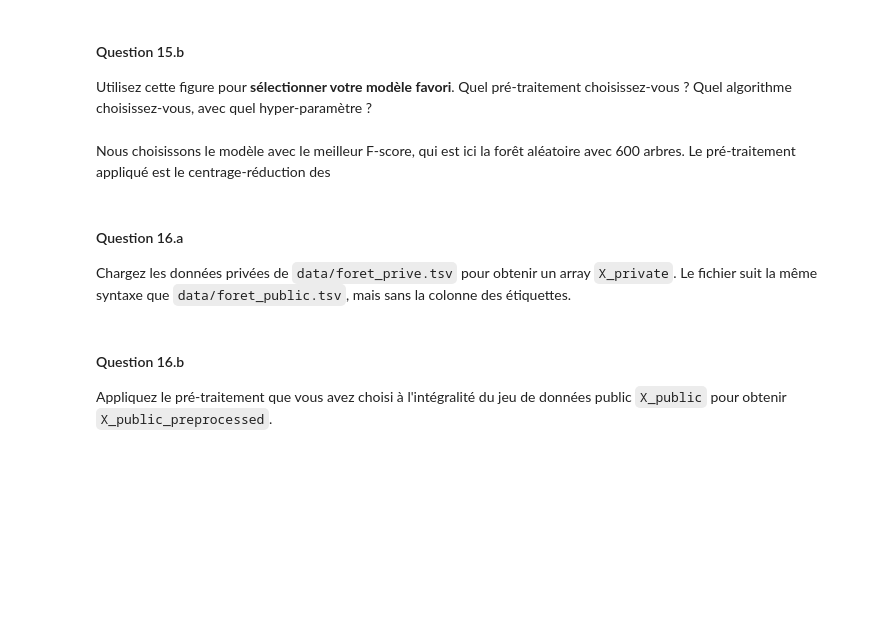
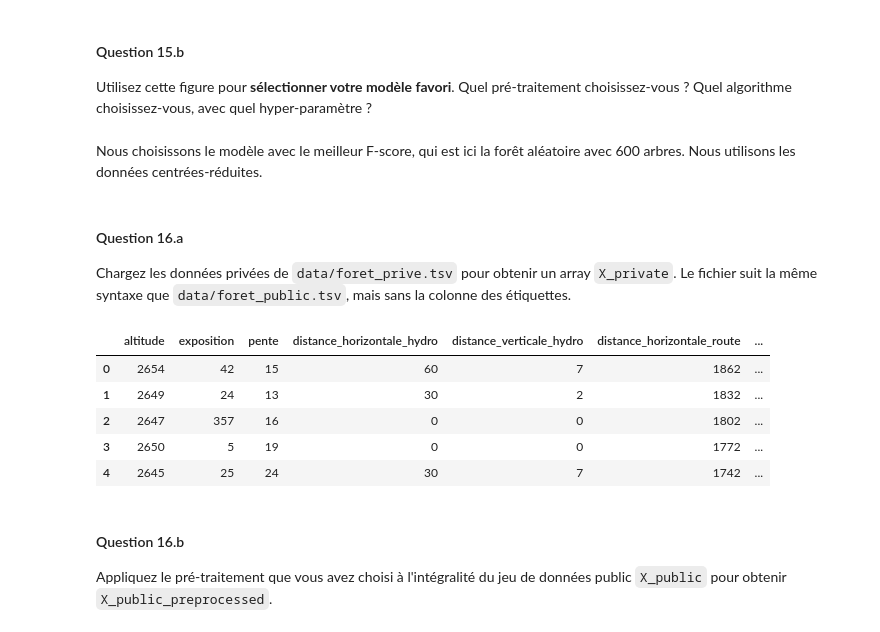
Before and after one commit to LouisJustinTALLOT/projet-science-donnees-bellon-tallot, a Jupyter notebook: Projet.ipynb, the cells around one changed output. Drawn from its saved outputs; the diff is of its cells as text; code cells hidden in the pictures; blank space fills up the shorter version.

```diff
--- a/Projet.ipynb
+++ b/Projet.ipynb
@@ -496,7 +507,18 @@ plt.suptitle("F-score de différents modèles");
 #### Question 15.b
 Utilisez cette figure pour __sélectionner votre modèle favori__. Quel pré-traitement choisissez-vous ? Quel algorithme choisissez-vous, avec quel hyper-paramètre ?
 # %% [markdown]
-Nous choisissons le modèle avec le meilleur F-score, qui est ici la forêt aléatoire avec 600 arbres. Le pré-traitement appliqué est le centrage-réduction des
+Nous choisissons le modèle avec le meilleur F-score, qui est ici la forêt aléatoire avec 600 arbres. Nous utilisons les données centrées-réduites.
 # %% [markdown]
 #### Question 16.a
 Chargez les données privées de `data/foret_prive.tsv` pour obtenir un array `X_private`. Le fichier suit la même syntaxe que `data/foret_public.tsv`, mais sans la colonne des étiquettes.
+# %%
+df_private = pd.read_csv('data/foret_prive.tsv', delimiter='\t')
+# %%
+df_private.head()
+# %% [output]
+|  | altitude | exposition | pente | distance_horizontale_hydro | distance_verticale_hydro | distance_horizontale_route | ... |
+| 0 | 2654 | 42 | 15 | 60 | 7 | 1862 | ... |
+| 1 | 2649 | 24 | 13 | 30 | 2 | 1832 | ... |
+| 2 | 2647 | 357 | 16 | 0 | 0 | 1802 | ... |
+| 3 | 2650 | 5 | 19 | 0 | 0 | 1772 | ... |
+| 4 | 2645 | 25 | 24 | 30 | 7 | 1742 | ... |
```
Also changed, not shown: parts of 19 cells of this notebook.
